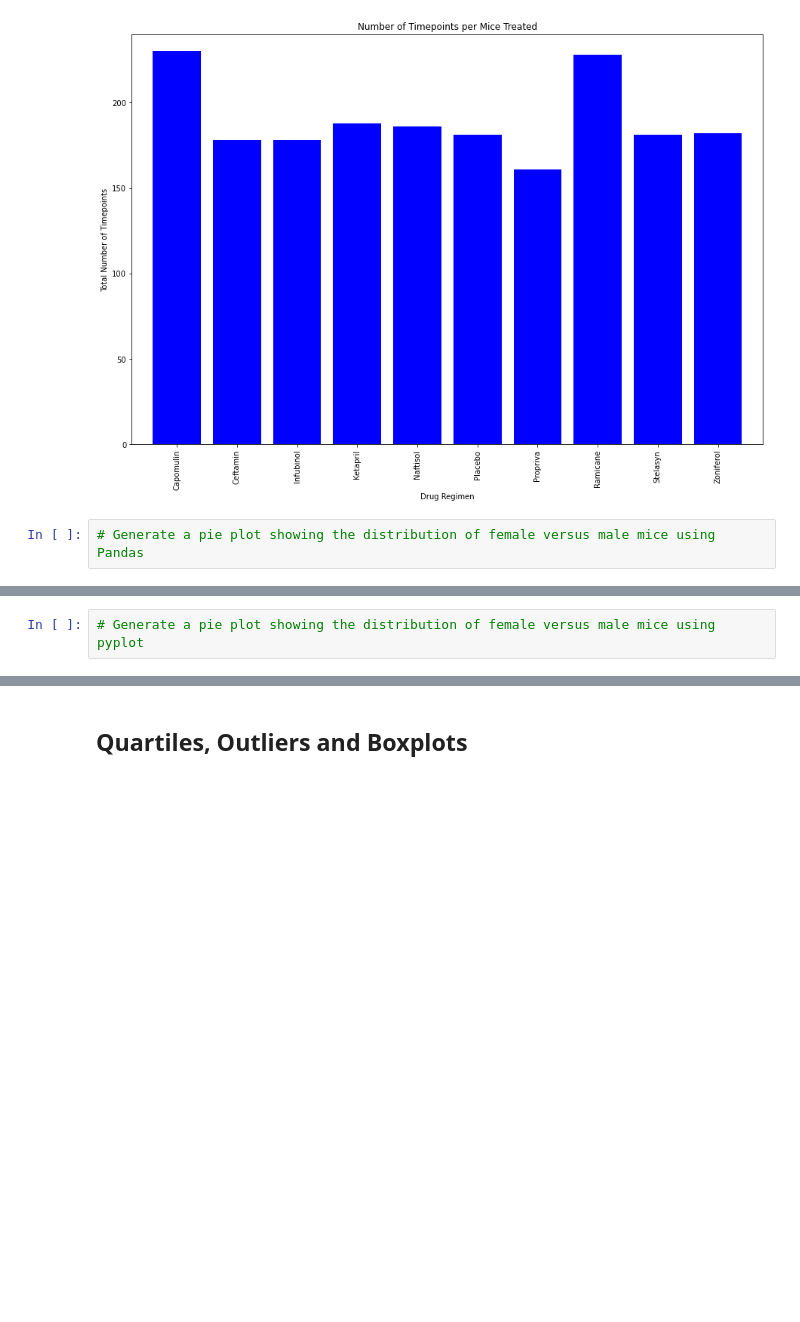
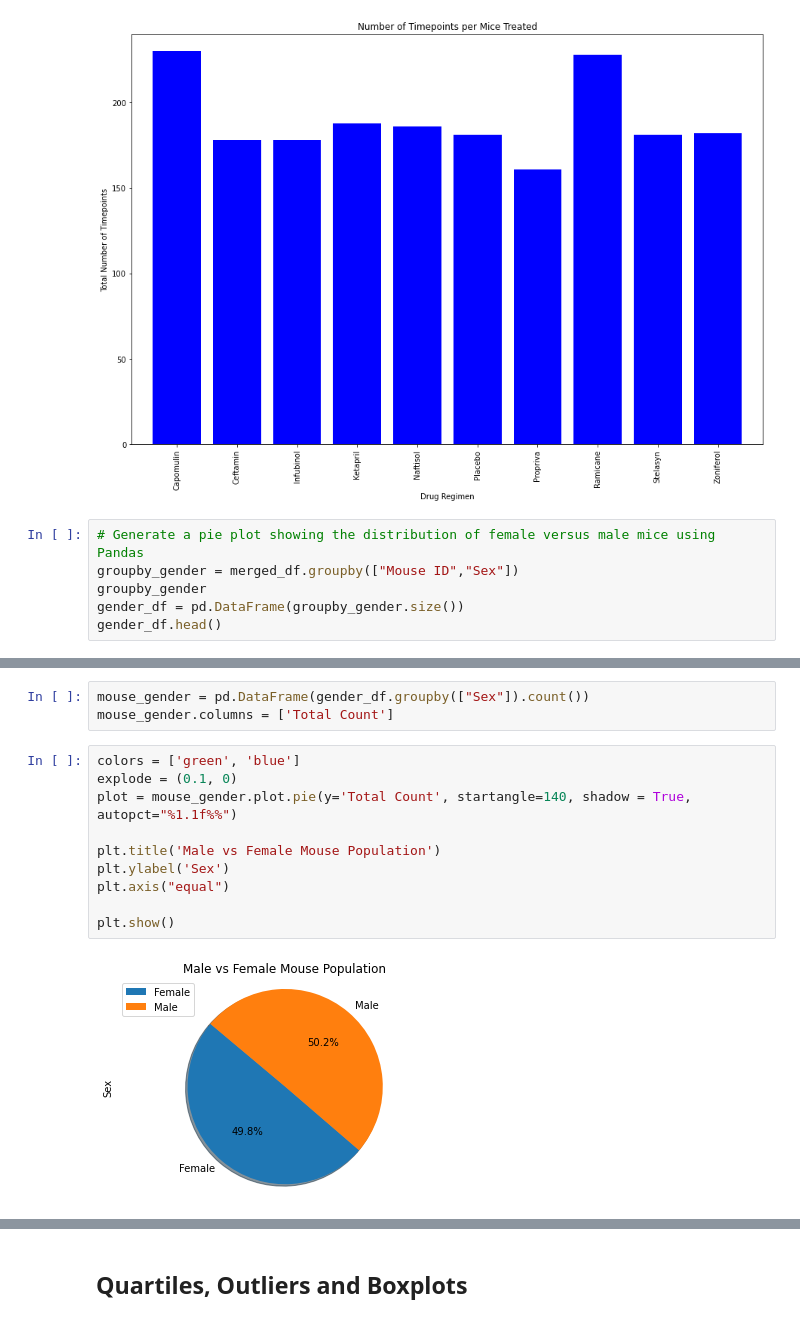
Before and after one commit to Brack1345/matplotlib_challenge, a Jupyter notebook: pymaceuticals_starter.ipynb, the cells around one changed output, grey strips where cells are left out. Cells and saved outputs as stored; diff of their text form; blank space fills up the shorter version.

Commit message:
Uploading start of todays homework progress

```diff
--- a/pymaceuticals_starter.ipynb
+++ b/pymaceuticals_starter.ipynb
@@ -199,3 +199,7 @@ Text(0, 0.5, 'Total Number of Timepoints')
 [figure]
 # %%
 # Generate a pie plot showing the distribution of female versus male mice using Pandas
+groupby_gender = merged_df.groupby(["Mouse ID","Sex"])
+groupby_gender
+gender_df = pd.DataFrame(groupby_gender.size())
+gender_df.head()
@@ -202,2 +214,15 @@ Text(0, 0.5, 'Total Number of Timepoints')
-# %%
-# Generate a pie plot showing the distribution of female versus male mice using pyplot
+# %%
+mouse_gender = pd.DataFrame(gender_df.groupby(["Sex"]).count())
+mouse_gender.columns = ['Total Count']
+# %%
+colors = ['green', 'blue']
+explode = (0.1, 0)
+plot = mouse_gender.plot.pie(y='Total Count', startangle=140, shadow = True, autopct="%1.1f%%")
+
+plt.title('Male vs Female Mouse Population')
+plt.ylabel('Sex')
+plt.axis("equal")
+
+plt.show()
+# %% [output]
+[figure, added]
```
Also changed, not shown: parts of 2 cells of this notebook.
